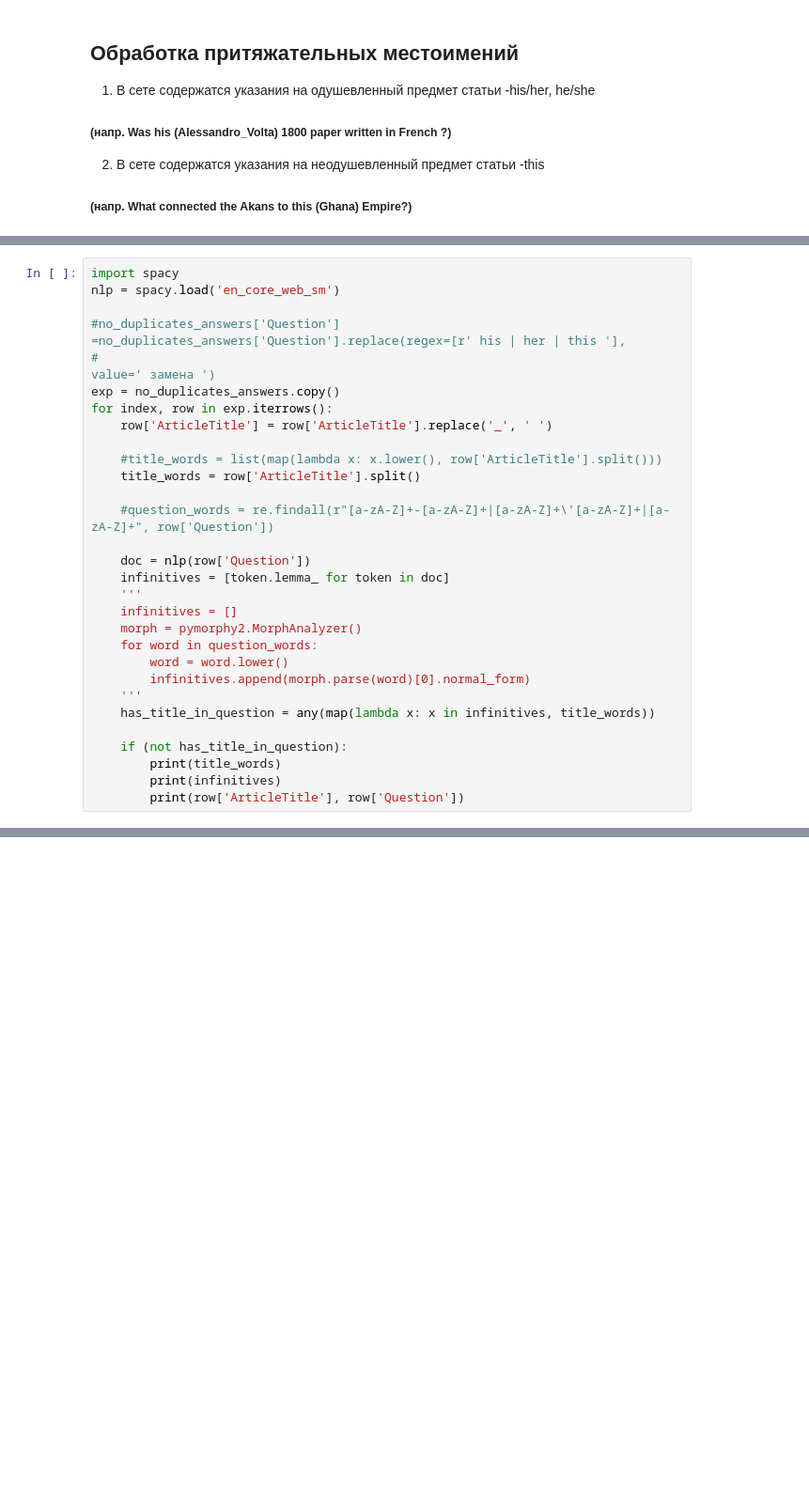
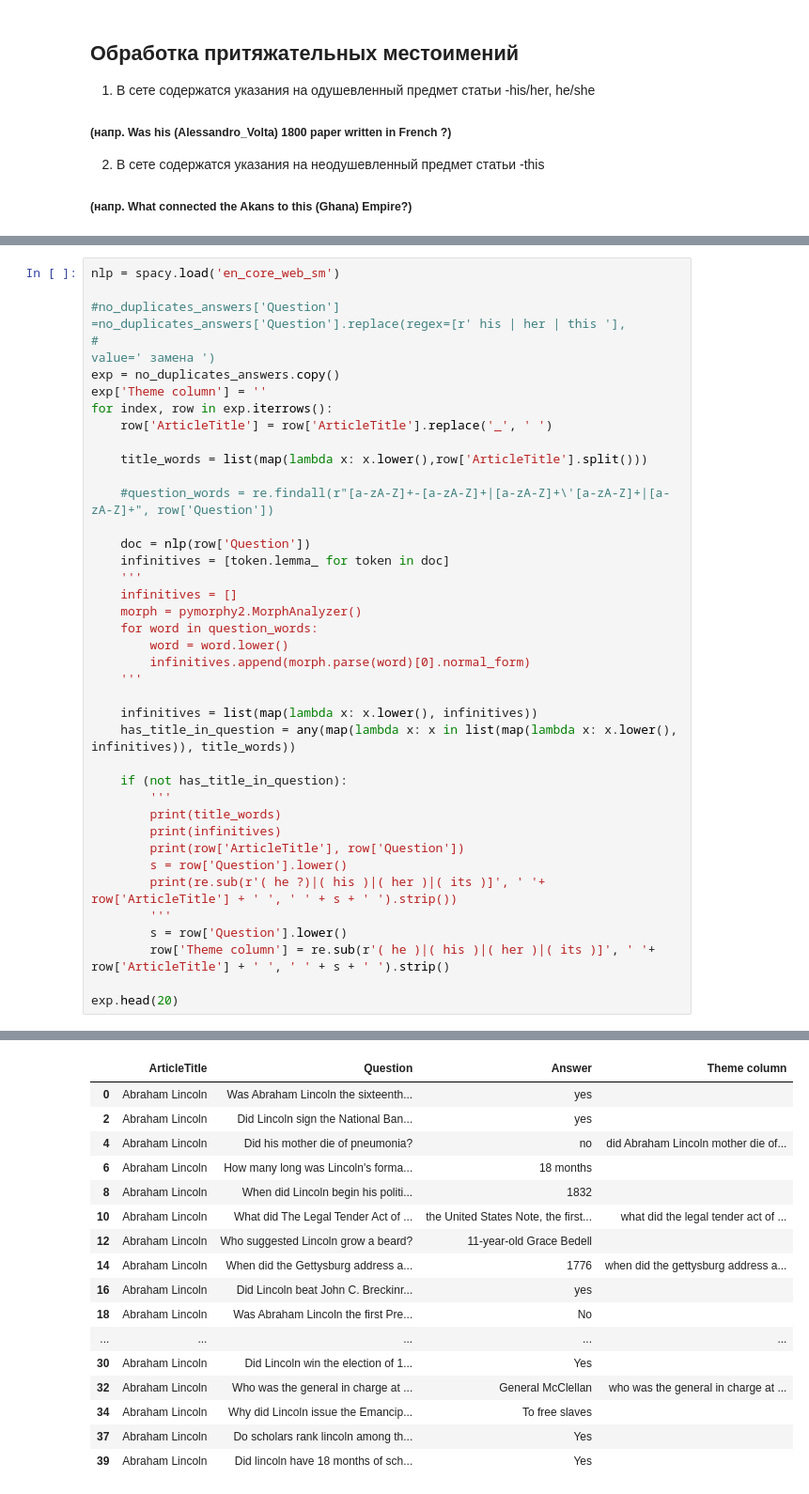
Before and after one commit to MaximGilman/ML-Article-Searcher, a Jupyter notebook: Ml Searcher.ipynb, the cells around one changed output, grey strips where cells are left out. Shown: that part at 94% size. Saved outputs shown, nothing was run; the diff lists cells and outputs as text; blank space fills up the shorter version.

```diff
--- a/Ml Searcher.ipynb
+++ b/Ml Searcher.ipynb
@@ -122,17 +120,16 @@ print('Наличие NaN:', no_duplicates_answers.isna().values.any())
 ##### (напр. "When did Lincoln begin his political career?").
 В данном случае замена не производится.
 # %%
-import spacy
 nlp = spacy.load('en_core_web_sm')
 
 #no_duplicates_answers['Question'] =no_duplicates_answers['Question'].replace(regex=[r' his | her | this '],
 #                                                                           value=' замена ')
 exp = no_duplicates_answers.copy()
+exp['Theme column'] = ''
 for index, row in exp.iterrows():
     row['ArticleTitle'] = row['ArticleTitle'].replace('_', ' ')
 
-    #title_words = list(map(lambda x: x.lower(), row['ArticleTitle'].split()))
-    title_words = row['ArticleTitle'].split()
+    title_words = list(map(lambda x: x.lower(),row['ArticleTitle'].split()))
 
     #question_words = re.findall(r"[a-zA-Z]+-[a-zA-Z]+|[a-zA-Z]+\'[a-zA-Z]+|[a-zA-Z]+", row['Question'])
 
@@ -145,10 +142,20 @@ for index, row in exp.iterrows():
         word = word.lower()
         infinitives.append(morph.parse(word)[0].normal_form)
     '''
-    has_title_in_question = any(map(lambda x: x in infinitives, title_words))
+
+    infinitives = list(map(lambda x: x.lower(), infinitives))
+    has_title_in_question = any(map(lambda x: x in list(map(lambda x: x.lower(), infinitives)), title_words))
 
     if (not has_title_in_question):
+        '''
         print(title_words)
         print(infinitives)
         print(row['ArticleTitle'], row['Question'])
+        s = row['Question'].lower()
+        print(re.sub(r'( he ?)|( his )|( her )|( its )]', ' '+ row['ArticleTitle'] + ' ', ' ' + s + ' ').strip())
+        '''
+        s = row['Question'].lower()
+        row['Theme column'] = re.sub(r'( he )|( his )|( her )|( its )]', ' '+ row['ArticleTitle'] + ' ', ' ' + s + ' ').strip()
+
+exp.head(20)
 # %% [output]
@@ -155,0 +162,17 @@ OSError: [E050] Can't find model 'en_core_web_sm'. It doesn't seem to be a short
+|  | ArticleTitle | Question | Answer | Theme column |
+| 0 | Abraham Lincoln | Was Abraham Lincoln the sixteenth... | yes |  |
+| 2 | Abraham Lincoln | Did Lincoln sign the National Ban... | yes |  |
+| 4 | Abraham Lincoln | Did his mother die of pneumonia? | no | did Abraham Lincoln mother die of... |
+| 6 | Abraham Lincoln | How many long was Lincoln's forma... | 18 months |  |
+| 8 | Abraham Lincoln | When did Lincoln begin his politi... | 1832 |  |
+| 10 | Abraham Lincoln | What did The Legal Tender Act of ... | the United States Note, the first... | what did the legal tender act of ... |
+| 12 | Abraham Lincoln | Who suggested Lincoln grow a beard? | 11-year-old Grace Bedell |  |
+| 14 | Abraham Lincoln | When did the Gettysburg address a... | 1776 | when did the gettysburg address a... |
+| 16 | Abraham Lincoln | Did Lincoln beat John C. Breckinr... | yes |  |
+| 18 | Abraham Lincoln | Was Abraham Lincoln the first Pre... | No |  |
+| ... | ... | ... | ... | ... |
+| 30 | Abraham Lincoln | Did Lincoln win the election of 1... | Yes |  |
+| 32 | Abraham Lincoln | Who was the general in charge at ... | General McClellan | who was the general in charge at ... |
+| 34 | Abraham Lincoln | Why did Lincoln issue the Emancip... | To free slaves |  |
+| 37 | Abraham Lincoln | Do scholars rank lincoln among th... | Yes |  |
+| 39 | Abraham Lincoln | Did lincoln have 18 months of sch... | Yes |  |
```
Also changed, not shown: parts of 5 cells of this notebook.
